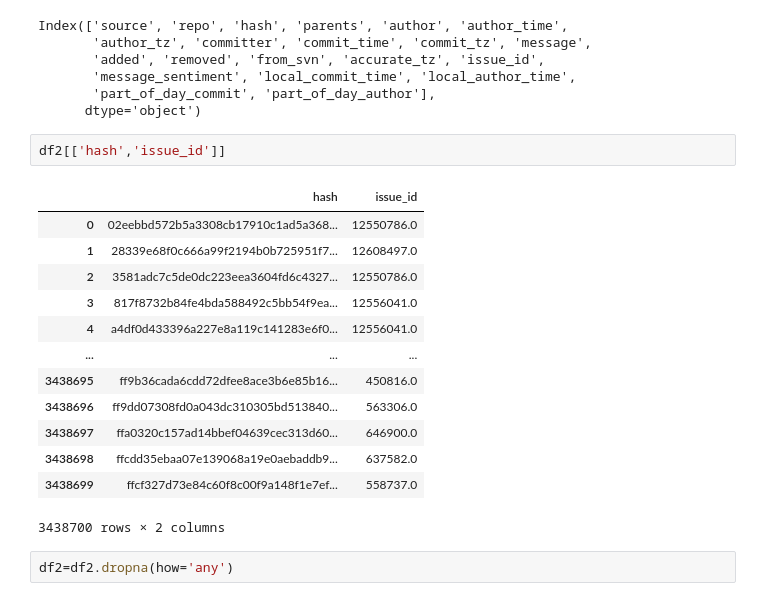
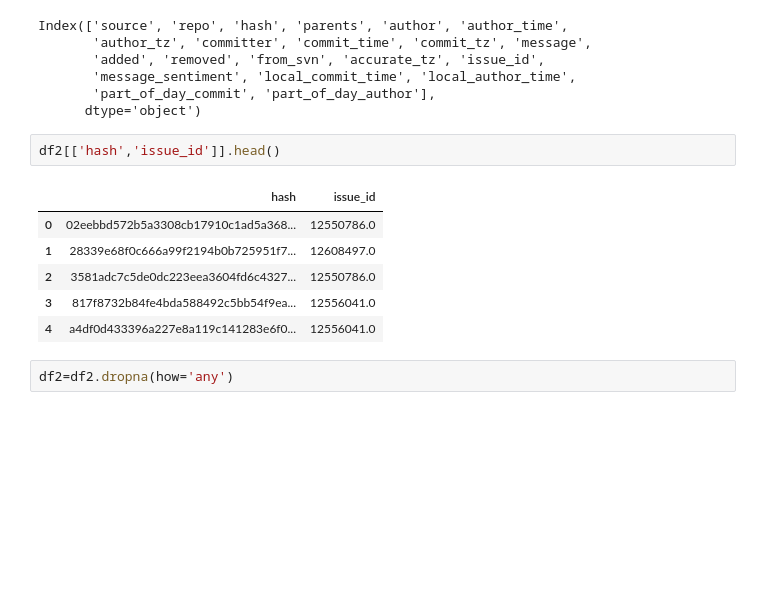
Before and after one commit to Siamias202/Exploratory-Analysis-of-Developer-Sentiment-on-Open-Source-Projects, a Jupyter notebook: raw copy.ipynb, the cells around one changed output. Drawn from its saved outputs; the diff is of its cells as text; blank space fills up the shorter version.

```diff
--- a/raw copy.ipynb
+++ b/raw copy.ipynb
@@ -25,21 +25,14 @@ Index(['source', 'repo', 'hash', 'parents', 'author', 'author_time',
        'part_of_day_commit', 'part_of_day_author'],
       dtype='object')
 # %%
-df2[['hash','issue_id']]
+df2[['hash','issue_id']].head()
 # %% [output]
 |  | hash | issue_id |
 | 0 | 02eebbd572b5a3308cb17910c1ad5a368... | 12550786.0 |
 | 1 | 28339e68f0c666a99f2194b0b725951f7... | 12608497.0 |
 | 2 | 3581adc7c5de0dc223eea3604fd6c4327... | 12550786.0 |
 | 3 | 817f8732b84fe4bda588492c5bb54f9ea... | 12556041.0 |
 | 4 | a4df0d433396a227e8a119c141283e6f0... | 12556041.0 |
-| ... | ... | ... |
-| 3438695 | ff9b36cada6cdd72dfee8ace3b6e85b16... | 450816.0 |
-| 3438696 | ff9dd07308fd0a043dc310305bd513840... | 563306.0 |
-| 3438697 | ffa0320c157ad14bbef04639cec313d60... | 646900.0 |
-| 3438698 | ffcdd35ebaa07e139068a19e0aebaddb9... | 637582.0 |
-| 3438699 | ffcf327d73e84c60f8c00f9a148f1e7ef... | 558737.0 |
-3438700 rows × 2 columns
 # %%
 df2=df2.dropna(how='any')
 # %%
```
Also changed, not shown: parts of 29 cells of this notebook.
